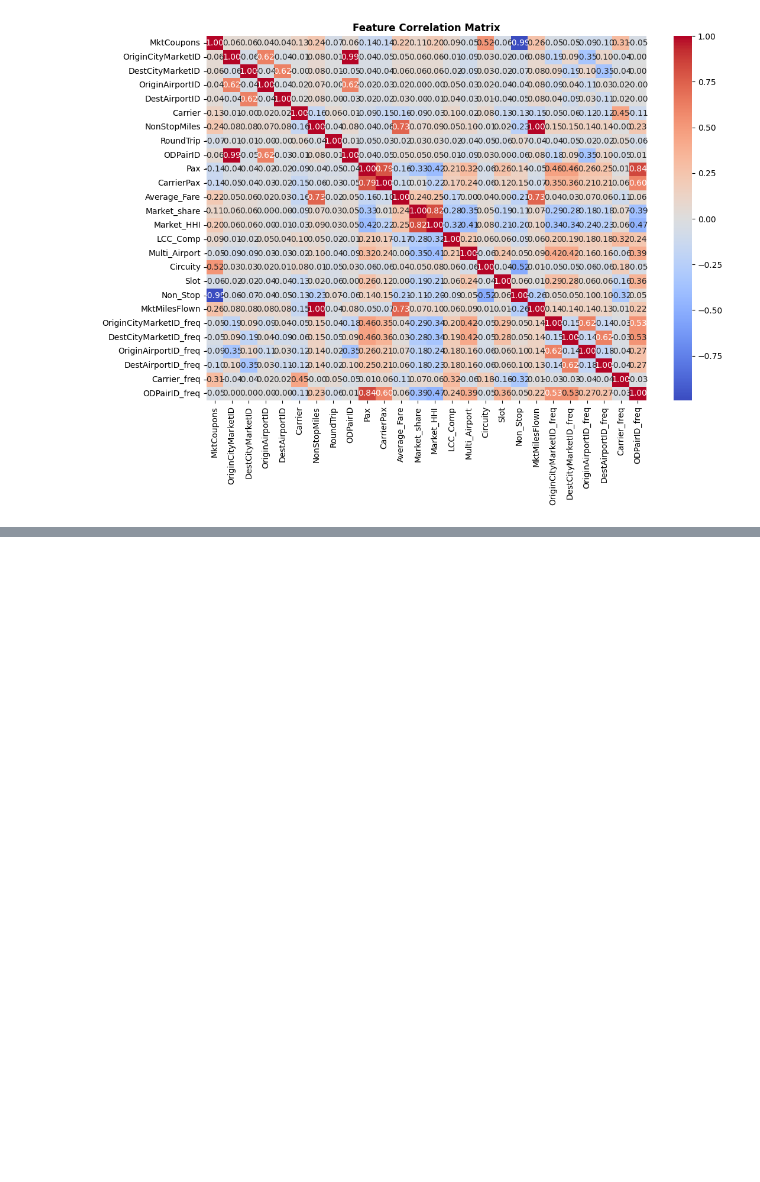
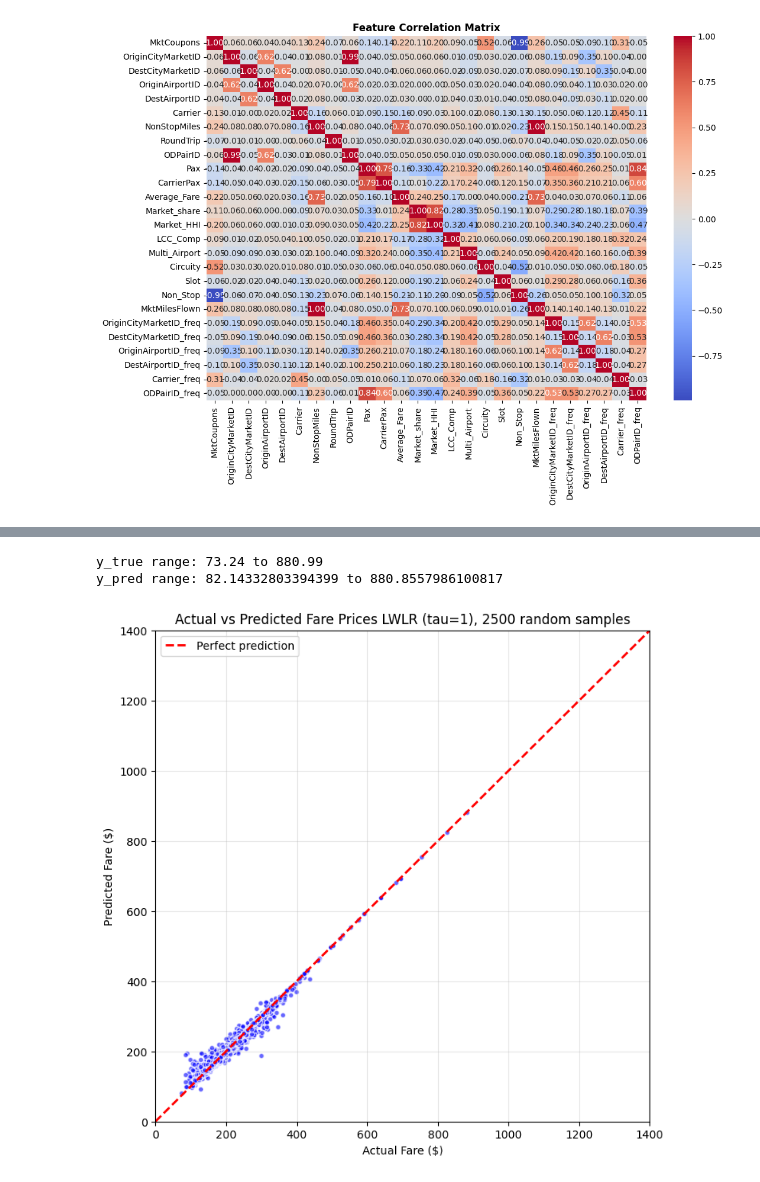
Before and after one commit to davejinyoung/SENG474_flight_pricing_model, a Jupyter notebook: seng474_project_LWLR_model.ipynb, the cells around one changed output, grey strips where cells are left out. Drawn from its saved outputs; the diff is of its cells as text; code cells hidden in the pictures; blank space fills up the shorter version.

```diff
--- a/seng474_project_LWLR_model.ipynb
+++ b/seng474_project_LWLR_model.ipynb
@@ -556,0 +327,42 @@ for idx in query_indices:
+# %%
+import numpy as np
+import matplotlib.pyplot as plt
+
+# 1. Subsample a small number of test points (e.g., 500)
+sample_size = 2500
+np.random.seed(42)
+sample_indices = np.random.choice(len(X_test), size=sample_size, replace=False)
+
+X_test_sample = X_test.iloc[sample_indices]
+y_test_sample = y_test.iloc[sample_indices]
+
+
+# 2. Run LWLR only on the sampled test points
+y_log_pred = predict_lwlr(X_train, y_train, X_test_sample, 1)
+
+# 3. Inverse transform to original scale
+# y_pred = np.exp(y_log_pred)
+# y_true = np.exp(y_test_sample)
+y_pred = y_log_pred
+y_true = y_test_sample
+
+print("y_true range:", y_true.min(), "to", y_true.max())
+print("y_pred range:", y_pred.min(), "to", y_pred.max())
+# %% [output]
+y_true range: 73.24 to 880.99
+y_pred range: 82.14332803394399 to 880.8557986100817
+# %%
+# 4. Plot actual vs predicted fares
+plt.figure(figsize=(8, 8))
+plt.scatter(y_true, y_pred, s=20, alpha=0.6, c='b', edgecolor='white')
+plt.plot([0, 1400], [0, 1400], 'r--', linewidth=2, label='Perfect prediction')
+plt.xlabel('Actual Fare ($)')
+plt.ylabel('Predicted Fare ($)')
+plt.title(f'Actual vs Predicted Fare Prices LWLR (tau=1), 2500 random samples')
+plt.grid(True, alpha=0.3)
+plt.xlim(0, 1400)
+plt.ylim(0, 1400)
+plt.legend()
+plt.show()
+# %% [output]
+[figure, added]
```
Also changed, not shown: parts of 14 cells of this notebook.
